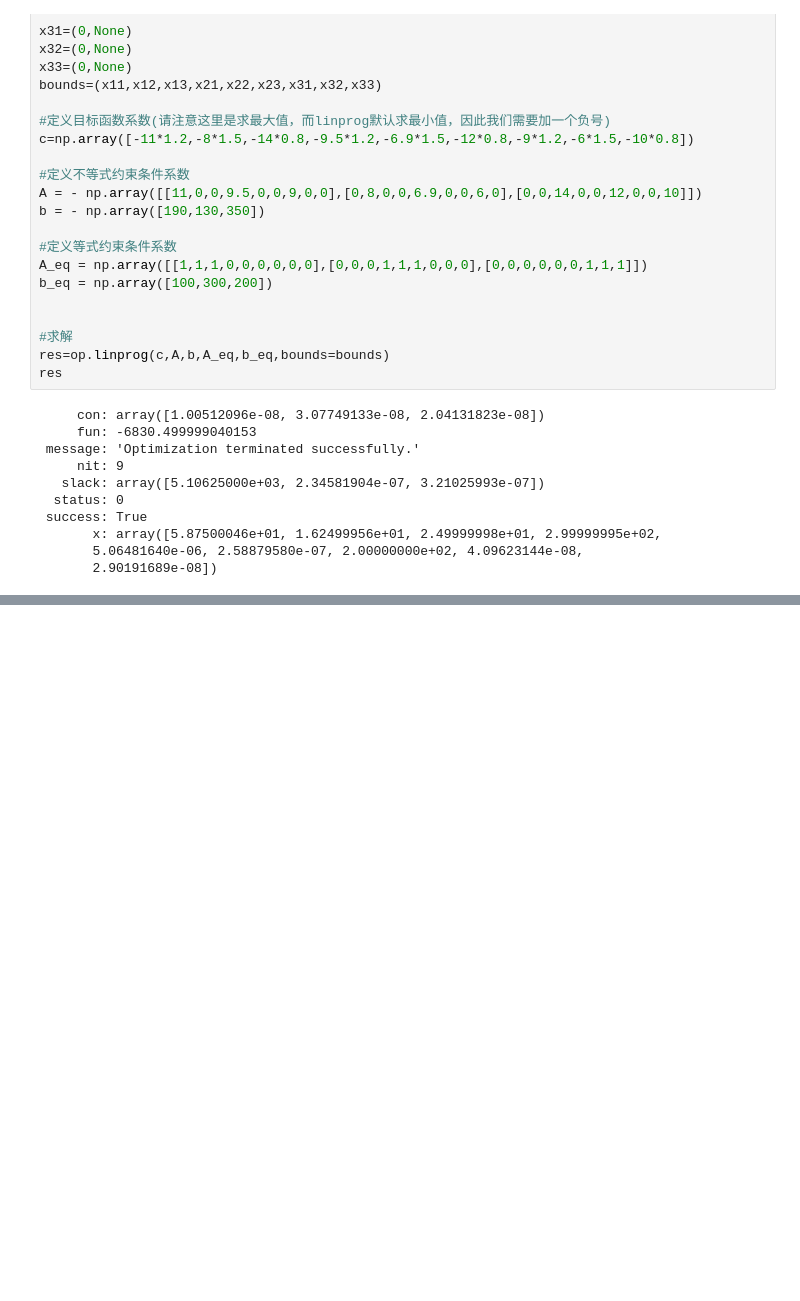
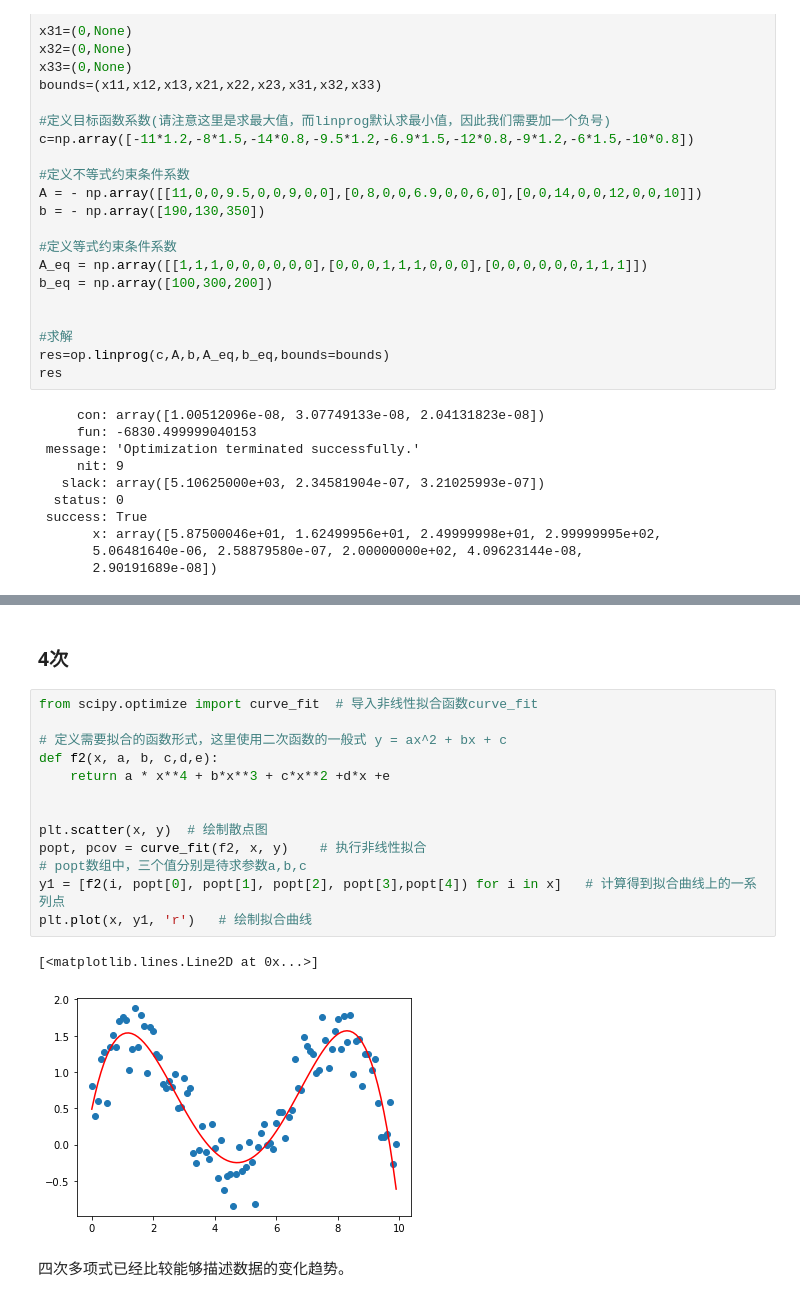
Before and after one commit to ThomsonRen/mathmodels, a Jupyter notebook: _sources/docs/answers.ipynb, the cells around one changed output, grey strips where cells are left out. Cells and saved outputs as stored; diff of their text form; blank space fills up the shorter version.

```diff
--- a/_sources/docs/answers.ipynb
+++ b/_sources/docs/answers.ipynb
@@ -280,0 +331,20 @@ res
+# %% [markdown]
+### 4次
+# %%
+from scipy.optimize import curve_fit  # 导入非线性拟合函数curve_fit
+
+# 定义需要拟合的函数形式，这里使用二次函数的一般式 y = ax^2 + bx + c
+def f2(x, a, b, c,d,e):
+    return a * x**4 + b*x**3 + c*x**2 +d*x +e
+
+
+plt.scatter(x, y)  # 绘制散点图
+popt, pcov = curve_fit(f2, x, y)    # 执行非线性拟合
+# popt数组中，三个值分别是待求参数a,b,c
+y1 = [f2(i, popt[0], popt[1], popt[2], popt[3],popt[4]) for i in x]   # 计算得到拟合曲线上的一系列点
+plt.plot(x, y1, 'r')   # 绘制拟合曲线
+# %% [output]
+[<matplotlib.lines.Line2D at 0x...>]
+[figure, added]
+# %% [markdown]
+四次多项式已经比较能够描述数据的变化趋势。
```
Also changed, not shown: parts of 44 cells of this notebook, 55 other files.
